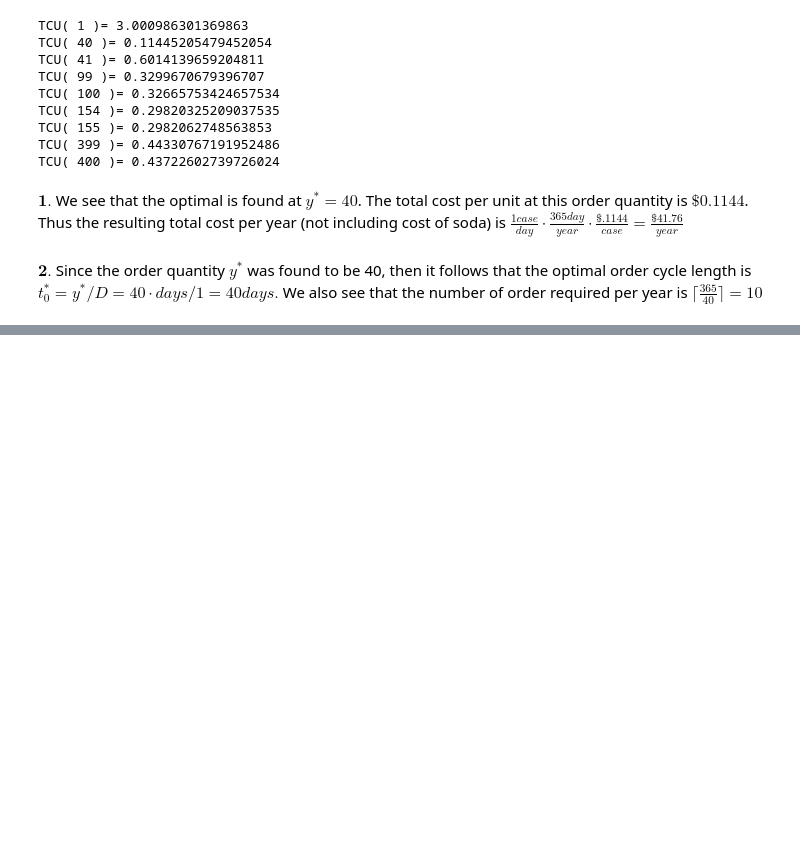
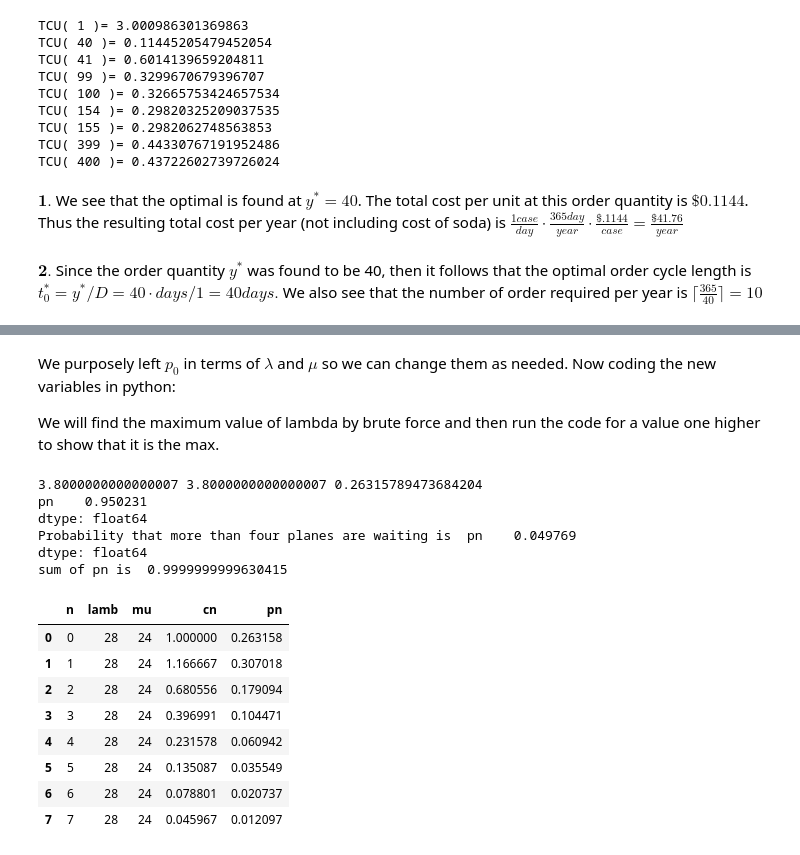
Before and after one commit to warrenkeil/Operation-Research-2, a Jupyter notebook: or2exam1.ipynb, the cells around one changed output, grey strips where cells are left out. Cells and saved outputs as stored; diff of their text form; code cells hidden in the pictures; blank space fills up the shorter version.

```diff
--- a/or2exam1.ipynb
+++ b/or2exam1.ipynb
@@ -91,0 +314,56 @@ $\textbf{2.}$ Since the order quantity $y^*$ was found to be 40, then it follows
+# %% [markdown]
+We purposely left $p_0$ in terms of $\lambda$ and $\mu$ so we can change them as needed. Now coding the new variables in python:
+
+We will find the maximum value of lambda by brute force and then run the code for a value one higher to show that it is the max.
+# %%
+import math
+
+pd.options.mode.chained_assignment = None    # default='warn'
+lamb = 28  # lambda
+mu = 24     # mu
+dat['lamb'] = lamb
+dat['cn'] = [0.0]*len(n)
+dat['pn'] = [0.0]*len(n)
+dat['cn'][0] = 1
+dat['pn'][0] = 3/8
+rho = (lamb/(2*mu))
+denom = 1+ lamb/mu + (2*(lamb/(2*mu))**2)/(1-(lamb/(2*mu)))
+denom2 = 1 + lamb/mu + (2*rho**2)/(1-rho)
+print(denom,denom2,1/denom) # double checking denominator for p0  from  HEART symbol
+
+dat['pn'][0] = 1/denom
+
+for i in range(0,len(n)): #   Coding C_n      CLUB symbol
+    if i<2:
+        dat['cn'][i] = (lamb**i)/(math.factorial(i)*mu**i)
+    else:
+        dat['cn'][i] = 2*(lamb/(2*mu))**i
+
+
+for i in range(1,len(n)):
+    dat['pn'][i] = dat['cn'][i]*dat['pn'][0]
+
+
+print(dat.loc[0:5][['pn']].sum())            #We're doing    1-(p0+p1+p2+p3+p4+p5).
+print('Probability that more than four planes are waiting is ',
+      1-dat.loc[0:5][['pn']].sum())
+
+print('sum of pn is ', dat['pn'].sum())
+
+dat.loc[0:7]  # this line is just to see dataframe
+# %% [output]
+3.8000000000000007 3.8000000000000007 0.26315789473684204
+pn    0.950231
+dtype: float64
+Probability that more than four planes are waiting is  pn    0.049769
+dtype: float64
+sum of pn is  0.9999999999630415
+|  | n | lamb | mu | cn | pn |
+| 0 | 0 | 28 | 24 | 1.000000 | 0.263158 |
+| 1 | 1 | 28 | 24 | 1.166667 | 0.307018 |
+| 2 | 2 | 28 | 24 | 0.680556 | 0.179094 |
+| 3 | 3 | 28 | 24 | 0.396991 | 0.104471 |
+| 4 | 4 | 28 | 24 | 0.231578 | 0.060942 |
+| 5 | 5 | 28 | 24 | 0.135087 | 0.035549 |
+| 6 | 6 | 28 | 24 | 0.078801 | 0.020737 |
+| 7 | 7 | 28 | 24 | 0.045967 | 0.012097 |
```
Also changed, not shown: parts of 44 cells of this notebook.
